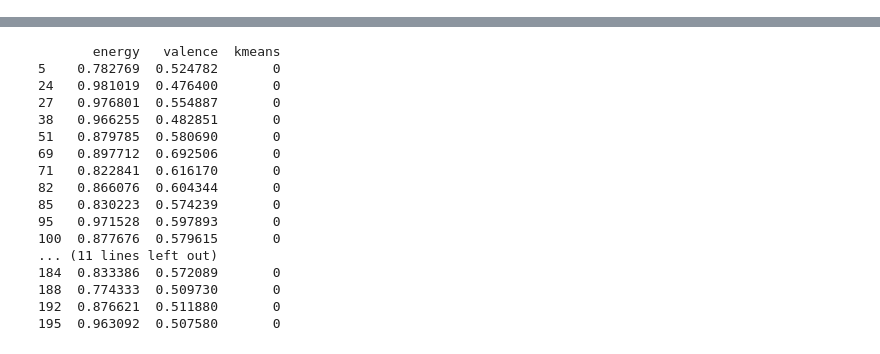
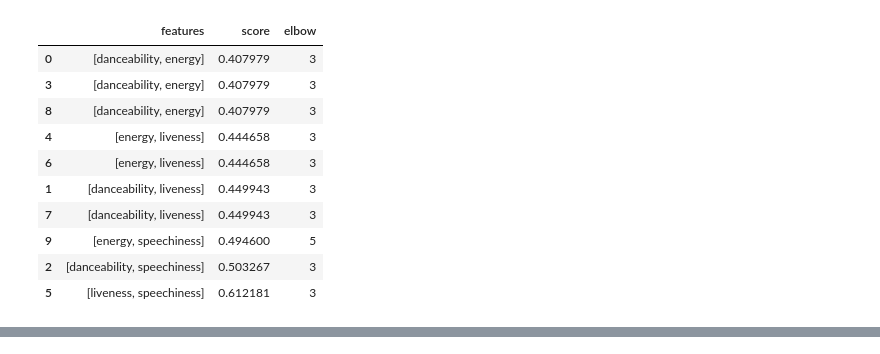
Before and after one commit to Danielfib/CreativeSoundtrackUnity, a Jupyter notebook: CreativeSoundtrackClustering.ipynb, the cells around one changed output, grey strips where cells are left out. Saved outputs shown, nothing was run; the diff lists cells and outputs as text; code cells hidden in the pictures.

```diff
--- a/CreativeSoundtrackClustering.ipynb
+++ b/CreativeSoundtrackClustering.ipynb
@@ -181,3 +172,17 @@ print(df3)
+# %%
+df3.sort_values(by='score')
+# %% [output]
+|  | features | score | elbow |
+| 0 | [danceability, energy] | 0.407979 | 3 |
+| 3 | [danceability, energy] | 0.407979 | 3 |
+| 8 | [danceability, energy] | 0.407979 | 3 |
+| 4 | [energy, liveness] | 0.444658 | 3 |
+| 6 | [energy, liveness] | 0.444658 | 3 |
+| 1 | [danceability, liveness] | 0.449943 | 3 |
+| 7 | [danceability, liveness] | 0.449943 | 3 |
+| 9 | [energy, speechiness] | 0.494600 | 5 |
+| 2 | [danceability, speechiness] | 0.503267 | 3 |
+| 5 | [liveness, speechiness] | 0.612181 | 3 |
 # %%
 df1 = df[['energy','valence']]
 
@@ -217,20 +231,0 @@ c8 = df1[df1['kmeans']==8]
-# %%
-print(c0)
-# %% [output]
-       energy   valence  kmeans
-5    0.782769  0.524782       0
-24   0.981019  0.476400       0
-27   0.976801  0.554887       0
-38   0.966255  0.482851       0
-51   0.879785  0.580690       0
-69   0.897712  0.692506       0
-71   0.822841  0.616170       0
-82   0.866076  0.604344       0
-85   0.830223  0.574239       0
-95   0.971528  0.597893       0
-100  0.877676  0.579615       0
-... (11 lines left out)
-184  0.833386  0.572089       0
-188  0.774333  0.509730       0
-192  0.876621  0.511880       0
-195  0.963092  0.507580       0
```
Also changed, not shown: parts of 11 cells of this notebook, 4 other files.
